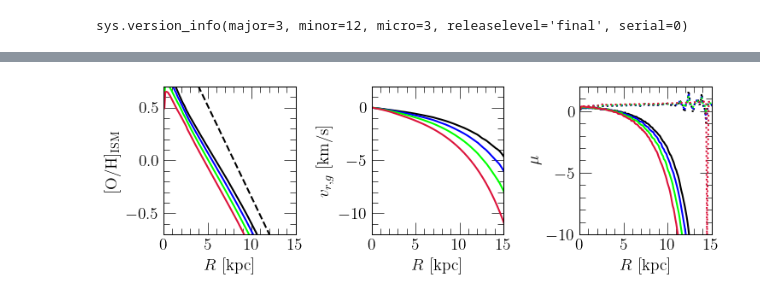
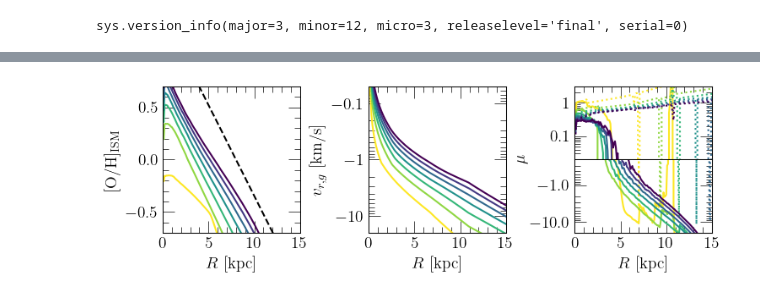
Before and after one commit to giganano/radial-flows, a Jupyter notebook: notebooks/river.ipynb, the cells around one changed output, grey strips where cells are left out. Drawn from its saved outputs; the diff is of its cells as text; code cells hidden in the pictures.

```diff
--- a/notebooks/river.ipynb
+++ b/notebooks/river.ipynb
@@ -9,4 +11,4 @@ print(sys.version_info)
 # %% [output]
 sys.version_info(major=3, minor=12, micro=3, releaselevel='final', serial=0)
 # %%
-output = vice.output("../outputs/river/test")
+output = vice.output("../outputs/river/insideout")
@@ -72,9 +51,3 @@ def mu(output, lookback, zone_width = 0.1):
                 neighbor.history["z(o)"][idx] - zone.history["z(o)"][idx]) / (zone.history["z(o)"][idx] * zone_width)
             mu_oxygen.append(mu)
     return [radii, mu_gas, mu_oxygen]
-# %%
-for i in range(155):
-    print(i, output.zones["zone%d" % (i)].history["ifr"][-1])
-
-# print(output.zones["zone0"].history["ifr"][:20])
-plt.plot(output.zones["zone80"].history["time"], output.zones["zone80"].history["ifr"])
@@ -143,6 +163,6 @@ plt.show()
 # %%
-LOOKBACK = [0, 2, 4, 6]
-COLORS = ["black", "blue", "lime", "crimson"]
+LOOKBACKS = [12, 10, 8, 6, 4, 2, 0]
+COLORMAP = "viridis"
 
 fig = plt.figure(figsize = (7.5, 2.5))
 ax1 = fig.add_subplot(131)
@@ -158,45 +178,90 @@ ax2.set_ylabel(r"$v_{r,g}$ [km/s]")
 ax2.set_xlim([0, 15])
 # ax2.set_yscale("log")
 ax2.set_xticks([0, 5, 10, 15])
-ax2.set_ylim([-12, 2])
+# ax2.set_ylim([-12, 2])
+ax2.set_ylim([0.05, 20])
 
-ax3 = fig.add_subplot(133)
-ax3.set_xlabel(r"$R$ [kpc]")
-ax3.set_ylabel(r"$\mu$")
-ax3.set_xlim([0, 15])
+ax3_top = fig.add_subplot(133)
+ax3_bottom = fig.add_axes([0.8, 0.8, 0.1, 0.1], sharex = ax3_top)
+plt.setp(ax3_top.get_xticklabels(), visible = False)
+ax3_bottom.set_xlabel(r"$R$ [kpc]")
+dummy = fig.add_axes([0.8, 0.8, 0.1, 0.1], xticks = [], yticks = [], zorder = -1000)
+dummy.set_ylabel(r"$\mu$", labelpad = 40)
+ax3_top.tick_params(axis = "x", which = "both", bottom = False)
+ax3_bottom.tick_params(axis = "x", which = "both", top = False)
+# ax3_top.set_ylabel(r"$\mu$")
+ax3_top.set_xlim([0, 15])
 # ax3.set_ylim([-5, 5])
-ax3.set_ylim([-10, 2])
+# ax3_top.set_ylim([-10, 2])
+ax3_top.set_yscale("log")
+ax3_top.yaxis.set_major_formatter(fsf("%g"))
+ax3_top.set_ylim([0.02, 3])
+ax3_bottom.set_ylim([0.2, 20])
 # ax3.set_yscale("log")
-ax3.set_xticks([0, 5, 10, 15])
+ax3_top.set_xticks([0, 5, 10, 15])
+
+norm = plt.Normalize(vmin = min(LOOKBACKS), vmax = max(LOOKBACKS))
+cmap = plt.cm.ScalarMappable(cmap = COLORMAP, norm = norm)
 
 def plot_ism_metallicity_snapshot(output, lookback, zone_width = 0.1, **kwargs):
     diff = [abs(_ - lookback) for _ in output.zones["zone0"].history["lookback"]]
     idx = diff.index(min(diff))
     # radii = np.arange(0, 15, zone_width)
     radii, vgas = get_velocity_profile(output, lookback)
     _, mu_gas, mu_oxygen = mu(output, lookback)
     # print(mu)
     # print(radii)
     oh_ism = []
     for i in range(len(radii)):
         oh_ism.append(output.zones["zone%d" % (i)].history["[o/h]"][idx])
     ax1.plot(radii, oh_ism, **kwargs)
-    ax2.plot(radii, vgas, **kwargs)
-    ax3.plot(radii[:-1], mu_oxygen, **kwargs)
-    ax3.plot(radii[:-1], mu_gas, linestyle = ":", **kwargs)
+    ax2.plot(radii, [-v for v in vgas], **kwargs)
+    ax3_top.plot(radii[:-1], mu_oxygen, **kwargs)
+    ax3_top.plot(radii[:-1], mu_gas, linestyle = ":", **kwargs)
+    ax3_bottom.plot(radii[:-1], [-mu for mu in mu_oxygen], **kwargs)
+    ax3_bottom.plot(radii[:-1], [-mu for mu in mu_gas], linestyle = ":", **kwargs)
+    # ax3.plot(radii[:-1], mu_oxygen, **kwargs)
+    # ax3.plot(radii[:-1], mu_gas, linestyle = ":", **kwargs)
 
 # plot_ism_metallicity_snapshot(output, 0, c = named_colors()["black"])
-for i in range(len(LOOKBACK)):
+for i in range(len(LOOKBACKS)):
     kwargs = {
-        "c": named_colors()[COLORS[i]]
+        # "c": named_colors()[COLORS[i]]
+        "c": cmap.to_rgba(LOOKBACKS[i])
     }
-    plot_ism_metallicity_snapshot(output, LOOKBACK[i], **kwargs)
+    plot_ism_metallicity_snapshot(output, LOOKBACKS[i], **kwargs)
 
 xvals = np.linspace(ax1.get_xlim()[0], ax1.get_xlim()[1], 100)
 yvals = [-0.174 * (R - 8) for R in xvals] # analytic expectation of slope
 ax1.plot(xvals, yvals, c = named_colors()["black"], linestyle = "--")
 
+ax2.yaxis.set_major_formatter(fsf("%g"))
+negative_log(ax2)
+negative_log(ax3_bottom)
 plt.tight_layout()
+plt.subplots_adjust(wspace = 0.5)
+ax3_top.set_position([
+    ax3_top.get_position().x0,
+    (ax3_top.get_position().y0 + ax3_top.get_position().y1) / 2,
+    ax3_top.get_position().x1 - ax3_top.get_position().x0,
+    (ax3_top.get_position().y1 - ax3_top.get_position().y0) / 2,
+])
+ax3_bottom.set_position([
+    ax3_top.get_position().x0,
+    2 * ax3_top.get_position().y0 - ax3_top.get_position().y1,
+    ax3_top.get_position().x1 - ax3_top.get_position().x0,
+    ax3_top.get_position().y1 - ax3_top.get_position().y0
+])
+dummy.set_position([
+    ax3_bottom.get_position().x0,
+    ax3_bottom.get_position().y0,
+    ax3_bottom.get_position().x1 - ax3_bottom.get_position().x0,
+    ax3_top.get_position().y1 - ax3_bottom.get_position().y0
+])
+for ext in ["pdf", "jpeg"]:
+    kwargs = {}
+    if ext == "jpeg": kwargs["dpi"] = 200
+    plt.savefig("./river/river-predictions.%s" % (ext), **kwargs)
 plt.show()
 # %% [output]
-[figure, old version]
+[figure, new version]
```
Also changed, not shown: parts of 6 cells of this notebook, 11 other files.
